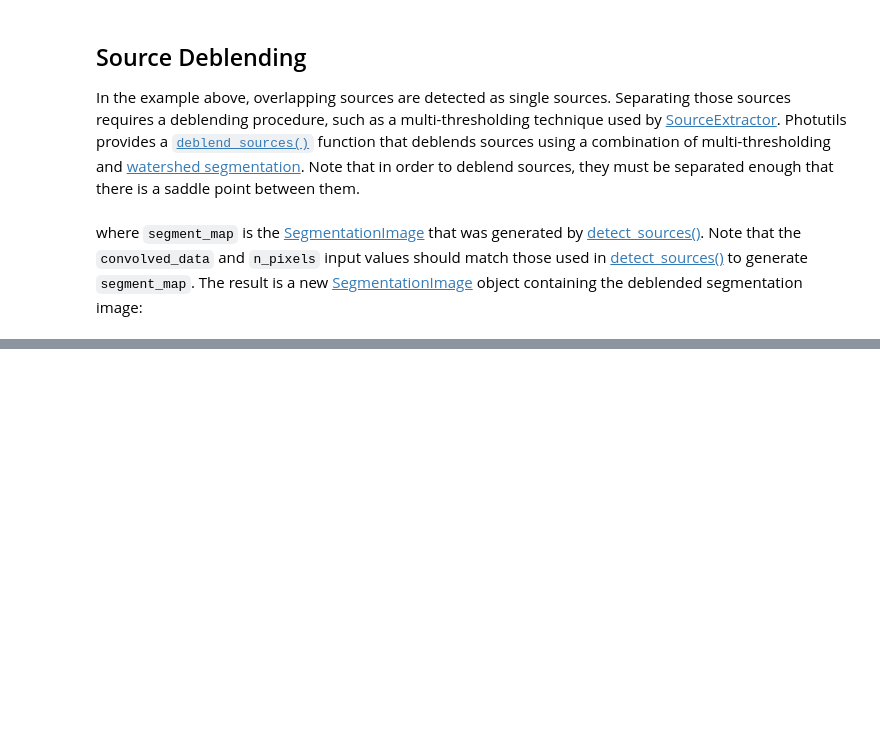
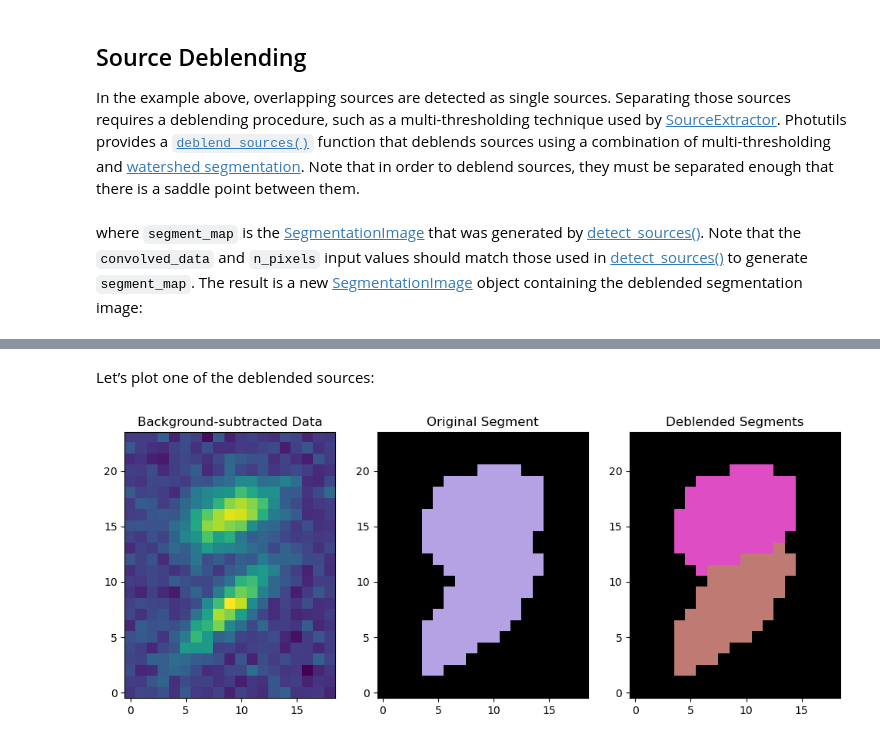
Before and after one commit to sh4rkNy/guide_photutils, a Jupyter notebook: 004imagesegmentation.ipynb, the cells around one changed output, grey strips where cells are left out. Saved outputs shown, nothing was run; the diff lists cells and outputs as text; code cells hidden in the pictures; blank space fills up the shorter version.

```diff
--- a/004imagesegmentation.ipynb
+++ b/004imagesegmentation.ipynb
@@ -73,0 +85,18 @@ SyntaxError: Expected one or more names after 'import' (2494350585.py, line 1)
+# %% [markdown]
+Let’s plot one of the deblended sources:
+# %%
+fig, (ax1, ax2, ax3) = plt.subplots(ncols=3, figsize=(10, 4))
+slc = (slice(273, 297), slice(425, 444))
+ax1.imshow(data[slc], origin='lower')
+ax1.set_title('Background-subtracted Data')
+
+segm_cutout = segment_map[slc]
+segm_cutout.imshow(ax=ax2, cmap=segment_map.cmap)
+ax2.set_title('Original Segment')
+
+deblended_segm_cutout = deblended_segment_map[slc]
+deblended_segm_cutout.imshow(ax=ax3, cmap=deblended_segment_map.cmap)
+ax3.set_title('Deblended Segments')
+fig.tight_layout()
+# %% [output]
+[figure, added]
```
Also changed, not shown: parts of 15 cells of this notebook.
